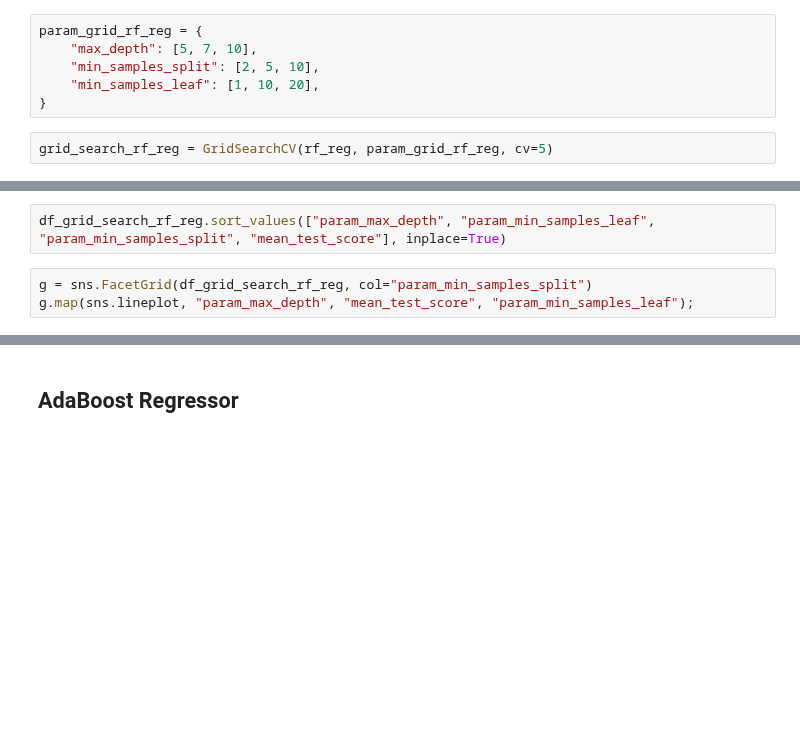
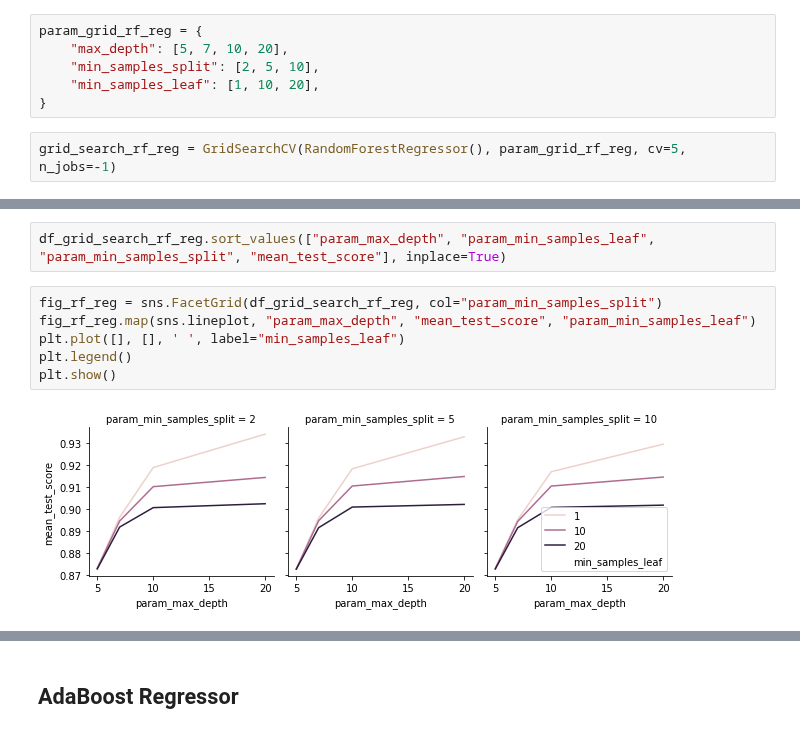
Before and after one commit to prompath/kaggle-electric-motor, a Jupyter notebook: tuning-key.ipynb, the cells around one changed output, grey strips where cells are left out. Drawn from its saved outputs; the diff is of its cells as text; blank space fills up the shorter version.

```diff
--- a/tuning-key.ipynb
+++ b/tuning-key.ipynb
@@ -150,10 +268,10 @@ rf_reg = RandomForestRegressor()
 # %%
 param_grid_rf_reg = {
-    "max_depth": [5, 7, 10],
+    "max_depth": [5, 7, 10, 20],
     "min_samples_split": [2, 5, 10],
     "min_samples_leaf": [1, 10, 20],
 }
 # %%
-grid_search_rf_reg = GridSearchCV(rf_reg, param_grid_rf_reg, cv=5)
+grid_search_rf_reg = GridSearchCV(RandomForestRegressor(), param_grid_rf_reg, cv=5, n_jobs=-1)
 # %%
 grid_search_rf_reg.fit(X_train, y_train)
@@ -167,7 +317,12 @@ df_grid_search_rf_reg.head(5)
 # %%
 df_grid_search_rf_reg.sort_values(["param_max_depth", "param_min_samples_leaf", "param_min_samples_split", "mean_test_score"], inplace=True)
 # %%
-g = sns.FacetGrid(df_grid_search_rf_reg, col="param_min_samples_split")
-g.map(sns.lineplot, "param_max_depth", "mean_test_score", "param_min_samples_leaf");
+fig_rf_reg = sns.FacetGrid(df_grid_search_rf_reg, col="param_min_samples_split")
+fig_rf_reg.map(sns.lineplot, "param_max_depth", "mean_test_score", "param_min_samples_leaf")
+plt.plot([], [], ' ', label="min_samples_leaf")
+plt.legend()
+plt.show()
+# %% [output]
+[figure, added]
 # %%
 grid_search_rf_reg.score(X_test, y_test)
```
Also changed, not shown: parts of 80 cells of this notebook.
